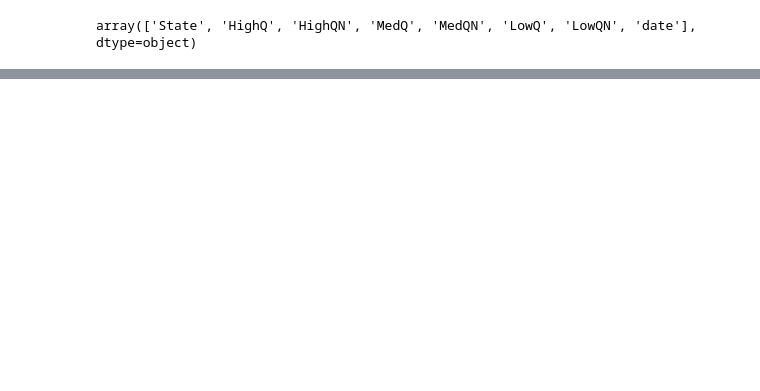
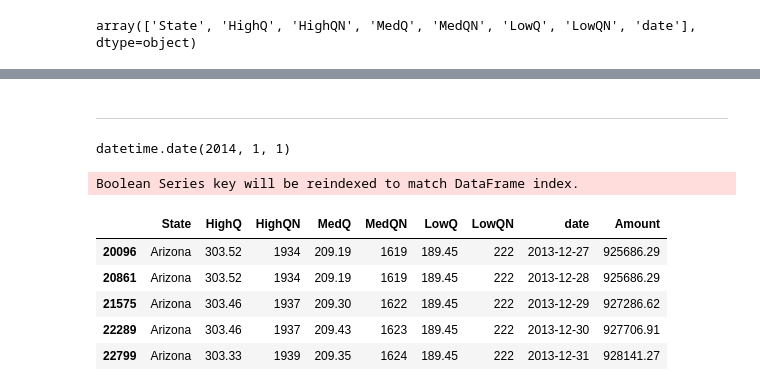
Before and after one commit to nicolagennaro/Data_Viz, a Jupyter notebook: DataCleaning.ipynb, the cells around one changed output, grey strips where cells are left out. Cells and saved outputs as stored; diff of their text form; code cells hidden in the pictures; blank space fills up the shorter version.

```diff
--- a/DataCleaning.ipynb
+++ b/DataCleaning.ipynb
@@ -116,0 +116,17 @@ df_crimes[['Area', 'Population', 'Violent crime']][df_crimes.Year == '2014'].mer
+# %% [markdown]
+---
+# %%
+dt.strptime(df_ganja.date.iloc[0], '%Y-%m-%d').date()
+# %% [output]
+datetime.date(2014, 1, 1)
+# %%
+df_ganja.sort_values('date')[df_ganja.State == 'Arizona']      \
+.head()
+# %% [output]
+Boolean Series key will be reindexed to match DataFrame index.
+|  | State | HighQ | HighQN | MedQ | MedQN | LowQ | LowQN | date | Amount |
+| 20096 | Arizona | 303.52 | 1934 | 209.19 | 1619 | 189.45 | 222 | 2013-12-27 | 925686.29 |
+| 20861 | Arizona | 303.52 | 1934 | 209.19 | 1619 | 189.45 | 222 | 2013-12-28 | 925686.29 |
+| 21575 | Arizona | 303.46 | 1937 | 209.30 | 1622 | 189.45 | 222 | 2013-12-29 | 927286.62 |
+| 22289 | Arizona | 303.46 | 1937 | 209.43 | 1623 | 189.45 | 222 | 2013-12-30 | 927706.91 |
+| 22799 | Arizona | 303.33 | 1939 | 209.35 | 1624 | 189.45 | 222 | 2013-12-31 | 928141.27 |
```
Also changed, not shown: parts of 13 cells of this notebook.
